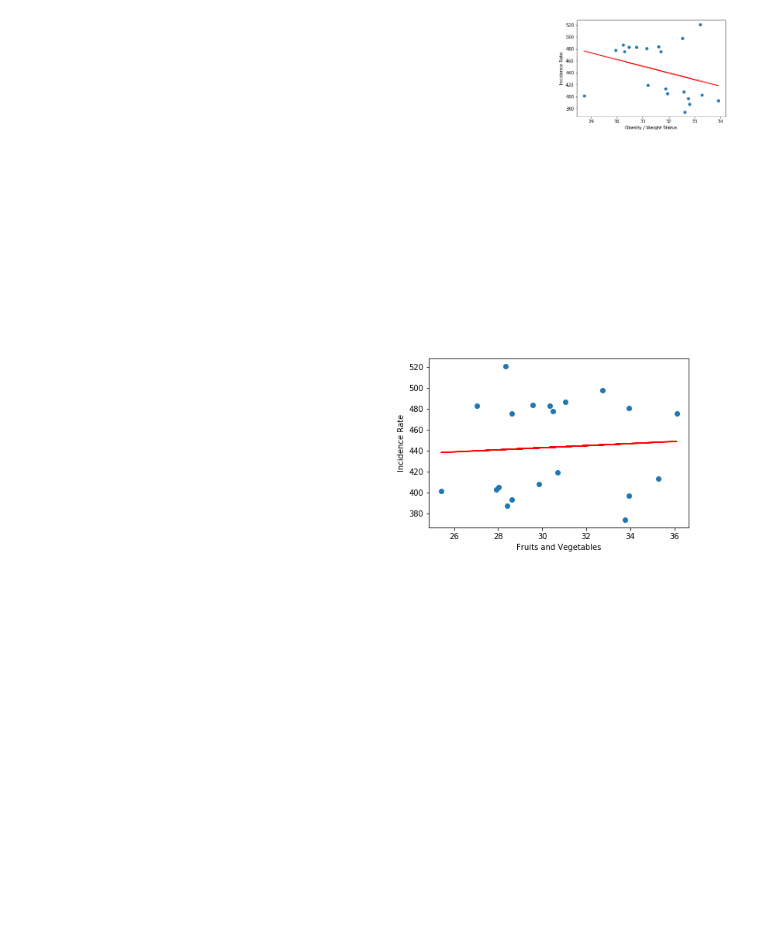
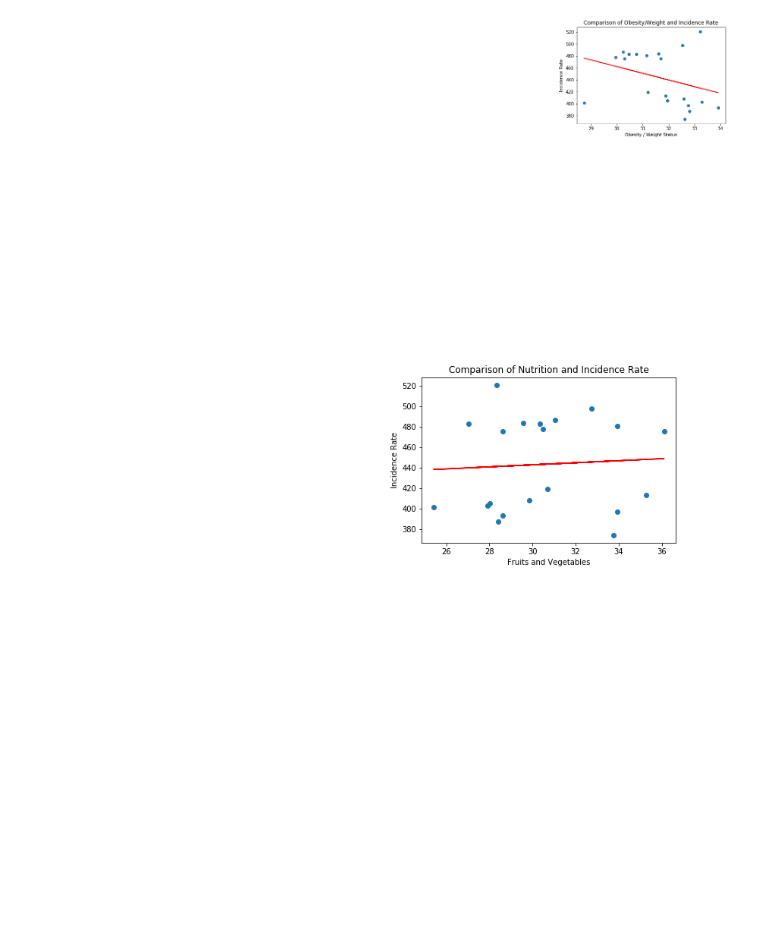
Before and after one commit to settinge/Cancer-and-Nonbiological-Variables, a Jupyter notebook: Lifestyle Data Code.ipynb, the cells around one changed output. Cells and saved outputs as stored; diff of their text form; code cells hidden in the pictures.

```diff
--- a/Lifestyle Data Code.ipynb
+++ b/Lifestyle Data Code.ipynb
@@ -155,28 +218,28 @@ line_eq = "y = " + str(round(slope,2)) + "x + " + str(round(intercept,2))
 plt.scatter(x_values,y_values)
 plt.plot(x_values,regress_values,"r-")
 plt.annotate(line_eq,(10,5),fontsize=15,color="red")
+plt.title('Comparison of Obesity/Weight and Incidence Rate')
 plt.xlabel('Obesity / Weight Status')
 plt.ylabel('Incidence Rate')
 plt.savefig('../Row-2-Group-Project/Obesity_Incidence_Scatter_Chart.png')
 plt.show()
 # %% [output]
-[figure, old version]
+[figure, new version]
 # %%
 x_values = cat_data["Fruits and Vegetables"]
 y_values = corr_cat_data["Incidence Rate"]
 (slope, intercept, rvalue, pvalue, stderr) = linregress(x_values, y_values)
 regress_values = x_values * slope + intercept
 line_eq = "y = " + str(round(slope,2)) + "x + " + str(round(intercept,2))
 
 
 plt.scatter(x_values,y_values)
 plt.plot(x_values,regress_values,"r-")
 plt.annotate(line_eq,(10,5),fontsize=15,color="red")
+plt.title('Comparison of Nutrition and Incidence Rate')
 plt.xlabel('Fruits and Vegetables')
 plt.ylabel('Incidence Rate')
 plt.savefig('../Row-2-Group-Project/Nutrition_Incidence_Scatter_Chart.png')
-
-
 plt.show()
 # %% [output]
-[figure, old version]
+[figure, new version]
```
Also changed, not shown: parts of 7 cells of this notebook, 9 other files.
